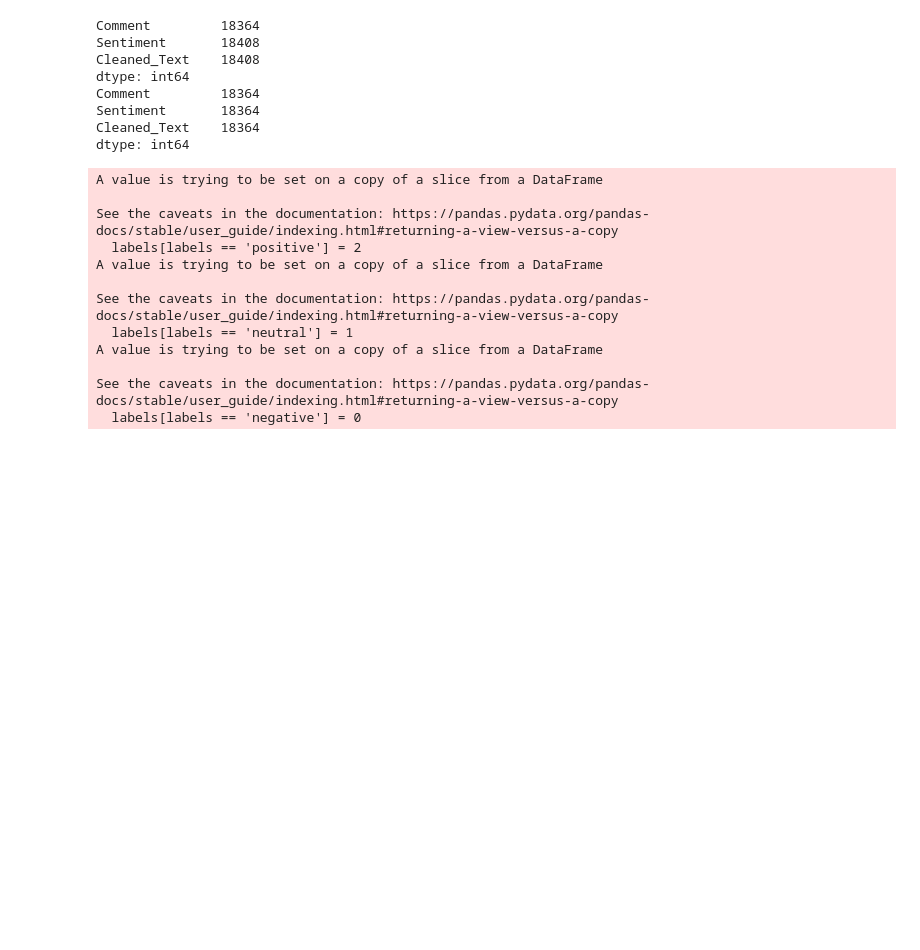
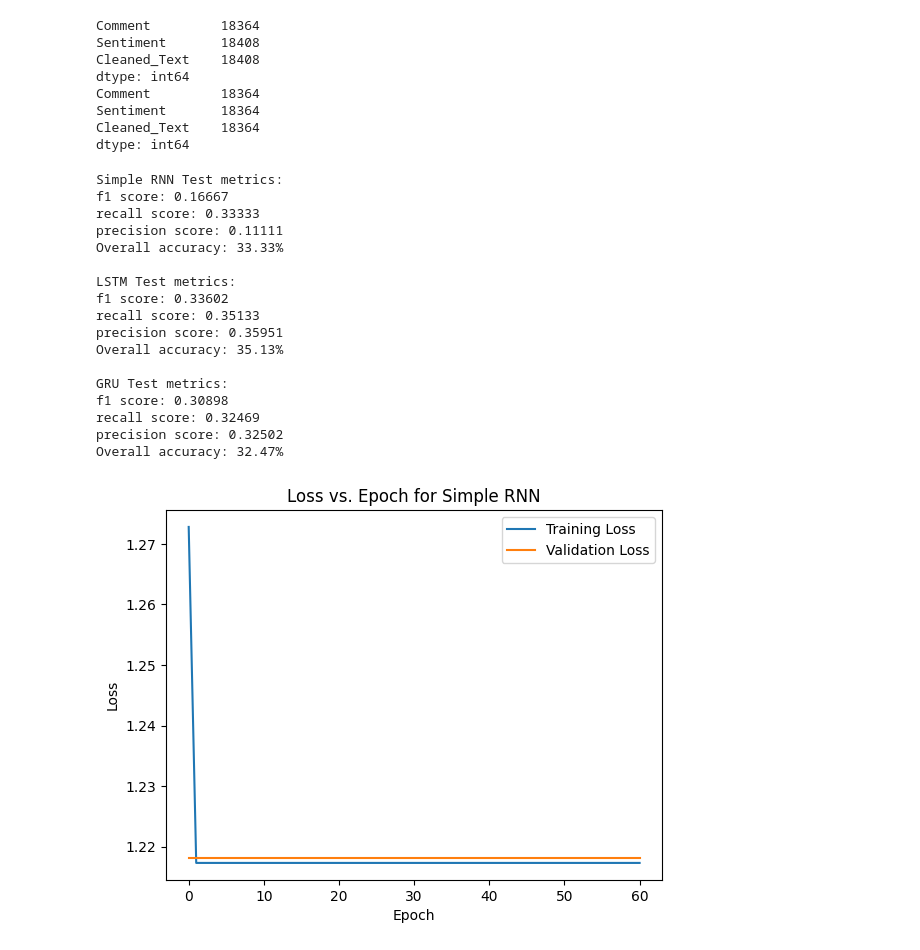
Before and after one commit to csch7/CSCI-4170, a Jupyter notebook: Homework-04/RNNs.ipynb, the cells around one changed output. Cells and saved outputs as stored; diff of their text form; code cells hidden in the pictures; blank space fills up the shorter version.

```diff
--- a/Homework-04/RNNs.ipynb
+++ b/Homework-04/RNNs.ipynb
@@ -194,7 +194,7 @@ def train(model, loss_fn, optimizer, X, y, X_val, y_val, X_test, epochs, val_epo
         val_losses.append(loss.item())
         # if val_losses[-1] <= 1.03:
         #   break
-        if len(val_losses) > 50//val_epoch and np.mean(val_losses[-50//val_epoch:-25//val_epoch]) <= np.mean(val_losses[-25//val_epoch:0]):
+        if len(val_losses) > 12 and np.min(val_losses[-12:-6]) <= np.min(val_losses[-6:-1]):
           break
     print()
   torch.save({
@@ -223,12 +223,12 @@ from sklearn.model_selection import train_test_split
 # test_x = torch.tensor(transformed_dat[indices[int(len(indices)*0.8):]], dtype = torch.long)
 # test_y = torch.tensor(transformed_y[indices[int(len(indices)*0.8):]], dtype = torch.long)
 comments = df['Cleaned_Text']
-labels = df['Sentiment']
+labels = np.array(df['Sentiment'])
 labels[labels == 'positive'] = 2
 labels[labels == 'neutral'] = 1
 labels[labels == 'negative'] = 0
+labels = np.array(labels, dtype=np.uint8)
 comments = np.array(comments)
-labels = np.array(labels, dtype=np.uint8)
 
 tokenized_comments = [comment.split() for comment in comments]
 vocab = set([word for comment in tokenized_comments for word in comment])
@@ -253,9 +253,9 @@ encoded_comments = [[vocab[word] for word in comment] for comment in padded_comm
 # Train-Test Split
 X_train, X_test, y_train, y_test = train_test_split(encoded_comments, labels, test_size=0.2, random_state=42, stratify=labels)
 X_train, X_val, y_train, y_val = train_test_split(X_train, y_train, test_size=0.25, random_state=42, stratify=y_train)
-X_train, y_train = load_dataset(np.array(X_train), np.array(y_train))
-X_val, y_val = load_dataset(np.array(X_val), np.array(y_val))
-X_test, y_test = load_dataset(np.array(X_test), np.array(y_test))
+X_train, y_train = load_dataset(np.array(X_train), y_train)
+X_val, y_val = load_dataset(np.array(X_val), y_val)
+X_test, y_test = load_dataset(np.array(X_test), y_test)
 X_train = torch.tensor(X_train, dtype = torch.long)
 X_test = torch.tensor(X_test, dtype = torch.long)
 X_val = torch.tensor(X_val, dtype = torch.long)
@@ -266,7 +266,7 @@ y_test = torch.tensor(y_test, dtype = torch.long)
 epochs = 300
 batch_size = 32
 val_epoch = 5
-load_pretrained = False
+load_pretrained = True
 train_l_rnn, val_l_rnn, test_pred_rnn, train_l_lstm, val_l_lstm, test_pred_lstm, train_l_gru, val_l_gru, test_pred_gru = None, None, None, None, None, None, None, None, None
 
 if load_pretrained:
@@ -344,40 +344,46 @@ print("recall score: {:.5f}".format(recall_score(y_test, pred, average='macro'))
 print("precision score: {:.5f}".format(precision_score(y_test, pred, average='macro')))
 print("Overall accuracy: {:.2f}%".format(accuracy_score(y_test, pred)*100))
 
 
 plt.plot(np.arange(len(train_l_rnn)), train_l_rnn, label="Training Loss")
 plt.plot(np.arange(len(train_l_rnn), step=val_epoch), val_l_rnn, label="Validation Loss")
 plt.legend()
 plt.xlabel("Epoch")
 plt.ylabel("Loss")
 plt.title("Loss vs. Epoch for Simple RNN")
 plt.show()
 
 plt.plot(np.arange(len(train_l_lstm)), train_l_lstm, label="Training Loss")
 plt.plot(np.arange(len(train_l_lstm), step=val_epoch), val_l_lstm, label="Validation Loss")
 plt.legend()
 plt.xlabel("Epoch")
 plt.ylabel("Loss")
 plt.title("Loss vs. Epoch for LSTM")
 plt.show()
 
 plt.plot(np.arange(len(train_l_gru)), train_l_gru, label="Training Loss")
 plt.plot(np.arange(len(train_l_gru), step=val_epoch), val_l_gru, label="Validation Loss")
 plt.legend()
 plt.xlabel("Epoch")
 plt.ylabel("Loss")
 plt.title("Loss vs. Epoch for GRU")
 plt.show()
 # %% [output]
-A value is trying to be set on a copy of a slice from a DataFrame
+Simple RNN Test metrics:
+f1 score: 0.16667
+recall score: 0.33333
+precision score: 0.11111
+Overall accuracy: 33.33%
 
-See the caveats in the documentation: https://pandas.pydata.org/pandas-docs/stable/user_guide/indexing.html#returning-a-view-versus-a-copy
-  labels[labels == 'positive'] = 2
-A value is trying to be set on a copy of a slice from a DataFrame
+LSTM Test metrics:
+f1 score: 0.33602
+recall score: 0.35133
+precision score: 0.35951
+Overall accuracy: 35.13%
 
-See the caveats in the documentation: https://pandas.pydata.org/pandas-docs/stable/user_guide/indexing.html#returning-a-view-versus-a-copy
-  labels[labels == 'neutral'] = 1
-A value is trying to be set on a copy of a slice from a DataFrame
-
-See the caveats in the documentation: https://pandas.pydata.org/pandas-docs/stable/user_guide/indexing.html#returning-a-view-versus-a-copy
-  labels[labels == 'negative'] = 0
+GRU Test metrics:
+f1 score: 0.30898
+recall score: 0.32469
+precision score: 0.32502
+Overall accuracy: 32.47%
+[figure, added]
```
Also changed, not shown: parts of 5 cells of this notebook.
